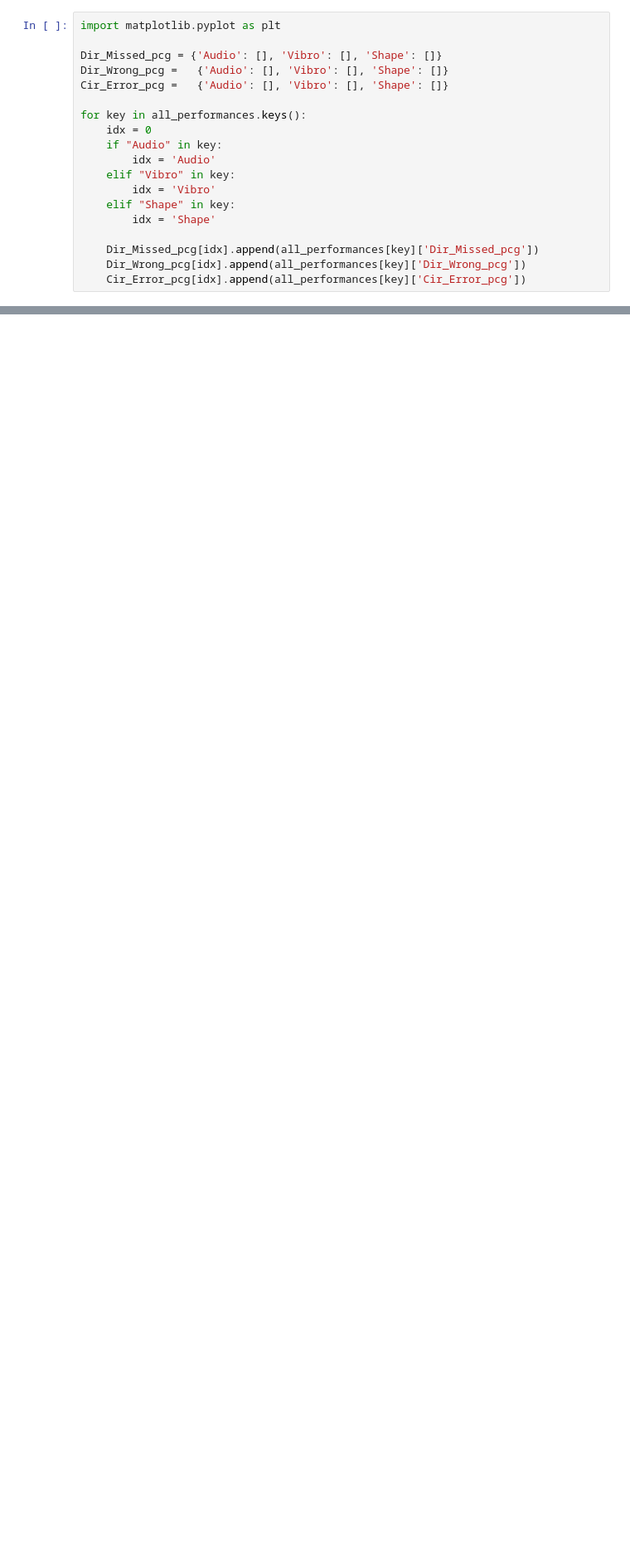
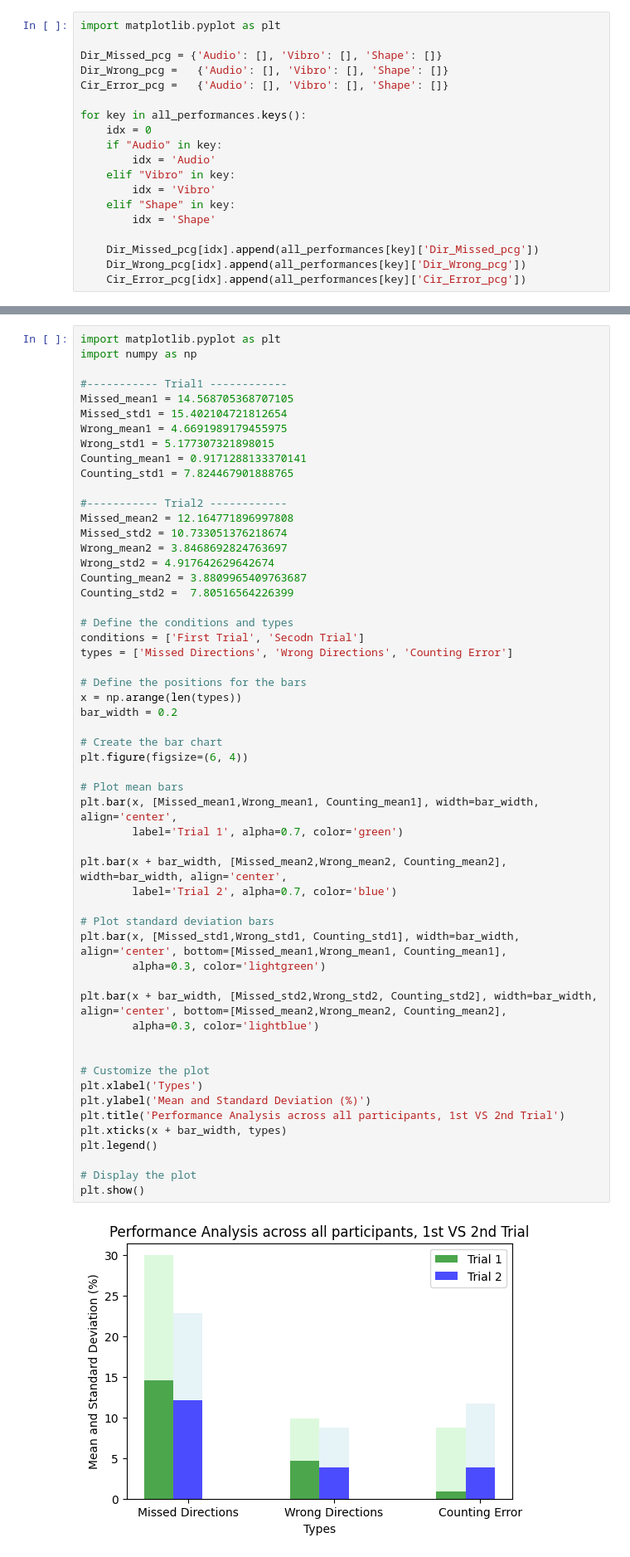
Before and after one commit to mp2419/eeg-notebooks, a Jupyter notebook: FYP/experiments/nb_PERFORMANCE.ipynb, the cells around one changed output, grey strips where cells are left out. Shown at 83% size. Drawn from its saved outputs; the diff is of its cells as text; blank space fills up the shorter version.

```diff
--- a/FYP/experiments/nb_PERFORMANCE.ipynb
+++ b/FYP/experiments/nb_PERFORMANCE.ipynb
@@ -166,0 +315,57 @@ Counting Error: mean 2.9558258177586936 std: 5.835520346925811
+# %%
+import matplotlib.pyplot as plt
+import numpy as np
+
+#----------- Trial1 ------------
+Missed_mean1 = 14.568705368707105
+Missed_std1 = 15.402104721812654
+Wrong_mean1 = 4.6691989179455975
+Wrong_std1 = 5.177307321898015
+Counting_mean1 = 0.9171288133370141
+Counting_std1 = 7.824467901888765
+
+#----------- Trial2 ------------
+Missed_mean2 = 12.164771896997808
+Missed_std2 = 10.733051376218674
+Wrong_mean2 = 3.8468692824763697
+Wrong_std2 = 4.917642629642674
+Counting_mean2 = 3.8809965409763687
+Counting_std2 =  7.80516564226399
+
+# Define the conditions and types
+conditions = ['First Trial', 'Secodn Trial']
+types = ['Missed Directions', 'Wrong Directions', 'Counting Error']
+
+# Define the positions for the bars
+x = np.arange(len(types))
+bar_width = 0.2
+
+# Create the bar chart
+plt.figure(figsize=(6, 4))
+
+# Plot mean bars
+plt.bar(x, [Missed_mean1,Wrong_mean1, Counting_mean1], width=bar_width, align='center',
+        label='Trial 1', alpha=0.7, color='green')
+
+plt.bar(x + bar_width, [Missed_mean2,Wrong_mean2, Counting_mean2], width=bar_width, align='center',
+        label='Trial 2', alpha=0.7, color='blue')
+
+# Plot standard deviation bars
+plt.bar(x, [Missed_std1,Wrong_std1, Counting_std1], width=bar_width, align='center', bottom=[Missed_mean1,Wrong_mean1, Counting_mean1],
+        alpha=0.3, color='lightgreen')
+
+plt.bar(x + bar_width, [Missed_std2,Wrong_std2, Counting_std2], width=bar_width, align='center', bottom=[Missed_mean2,Wrong_mean2, Counting_mean2],
+        alpha=0.3, color='lightblue')
+
+
+# Customize the plot
+plt.xlabel('Types')
+plt.ylabel('Mean and Standard Deviation (%)')
+plt.title('Performance Analysis across all participants, 1st VS 2nd Trial')
+plt.xticks(x + bar_width, types)
+plt.legend()
+
+# Display the plot
+plt.show()
+# %% [output]
+[figure, added]
```
Also changed, not shown: parts of 16 cells of this notebook, 38 other files.
